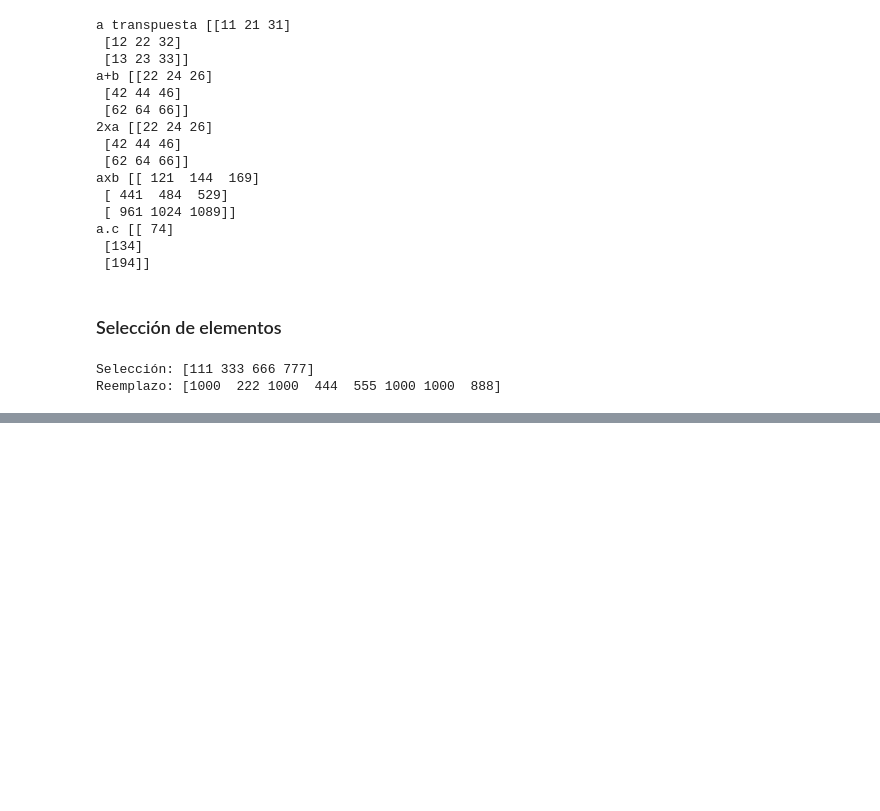
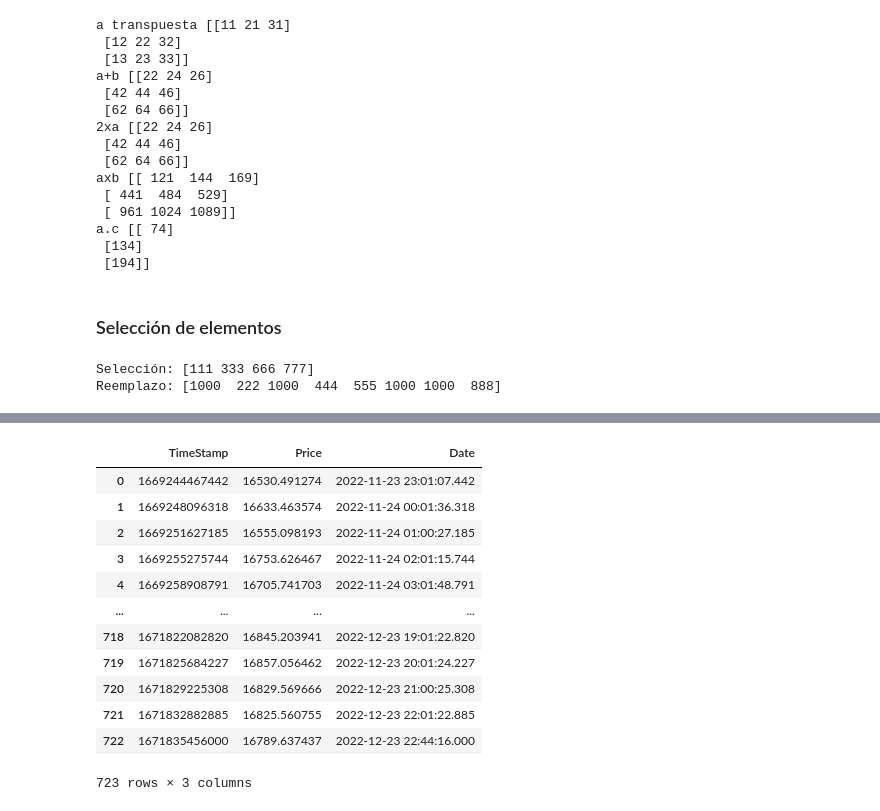
Before and after one commit to jbojacap/Apuntes-cursos-Data-Science, a Jupyter notebook: Certificado profesional de data science/Python for data science, AI and development.ipynb, the cells around one changed output, grey strips where cells are left out. Drawn from its saved outputs; the diff is of its cells as text; code cells hidden in the pictures; blank space fills up the shorter version.

```diff
--- a/Certificado profesional de data science/Python for data science, AI and development.ipynb
+++ b/Certificado profesional de data science/Python for data science, AI and development.ipynb
@@ -818,0 +838,24 @@ Reemplazo: [1000  222 1000  444  555 1000 1000  888]
+# %%
+from pycoingecko import CoinGeckoAPI
+import pandas as pd
+cg = CoinGeckoAPI() #Client object
+bitcoin_data = cg.get_coin_market_chart_by_id(id = 'bitcoin', vs_currency = 'usd', days = 30) #Datos de bitcoin en USA desde hace 30 días
+bitcoin_data #Responde con un JSON, expresado como un diccionario con listas anidadas con precio, market cap y total de volúmenes
+bitcoin_price_data = bitcoin_data["prices"] #Nos enfocamos solo en precios
+data = pd.DataFrame(bitcoin_price_data, columns=['TimeStamp','Price']) #Convertimos a dataframe con fecha y precio
+data['Date'] = pd.to_datetime(data['TimeStamp'], unit = 'ms') #La fecha está en un formato ilegible, convertir
+data
+# %% [output]
+|  | TimeStamp | Price | Date |
+| 0 | 1669244467442 | 16530.491274 | 2022-11-23 23:01:07.442 |
+| 1 | 1669248096318 | 16633.463574 | 2022-11-24 00:01:36.318 |
+| 2 | 1669251627185 | 16555.098193 | 2022-11-24 01:00:27.185 |
+| 3 | 1669255275744 | 16753.626467 | 2022-11-24 02:01:15.744 |
+| 4 | 1669258908791 | 16705.741703 | 2022-11-24 03:01:48.791 |
+| ... | ... | ... | ... |
+| 718 | 1671822082820 | 16845.203941 | 2022-12-23 19:01:22.820 |
+| 719 | 1671825684227 | 16857.056462 | 2022-12-23 20:01:24.227 |
+| 720 | 1671829225308 | 16829.569666 | 2022-12-23 21:00:25.308 |
+| 721 | 1671832882885 | 16825.560755 | 2022-12-23 22:01:22.885 |
+| 722 | 1671835456000 | 16789.637437 | 2022-12-23 22:44:16.000 |
+723 rows × 3 columns
```
Also changed, not shown: parts of 8 cells of this notebook.
